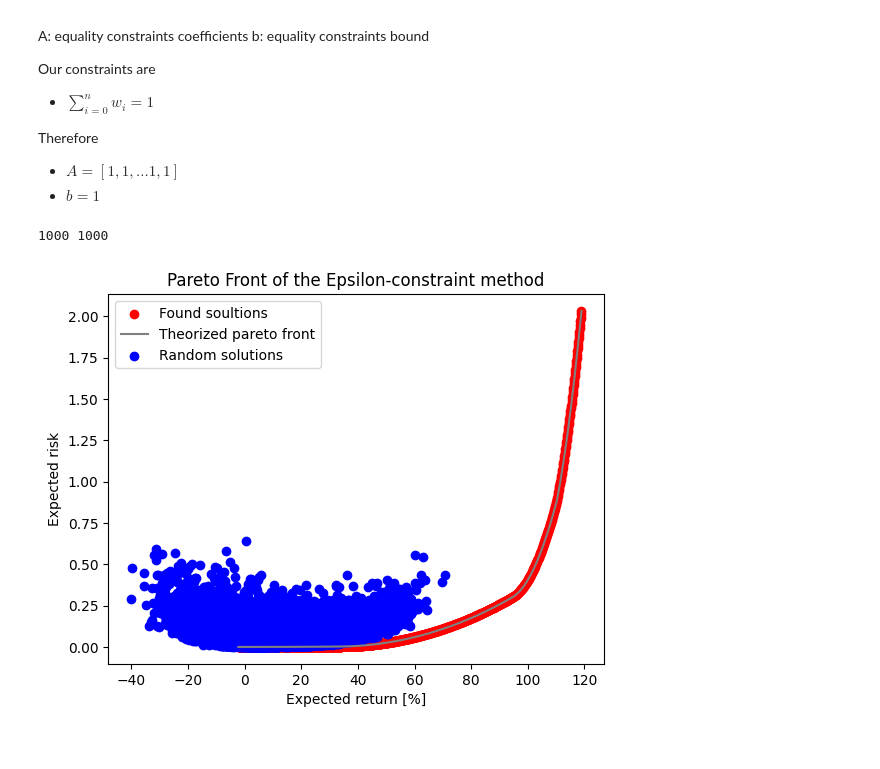
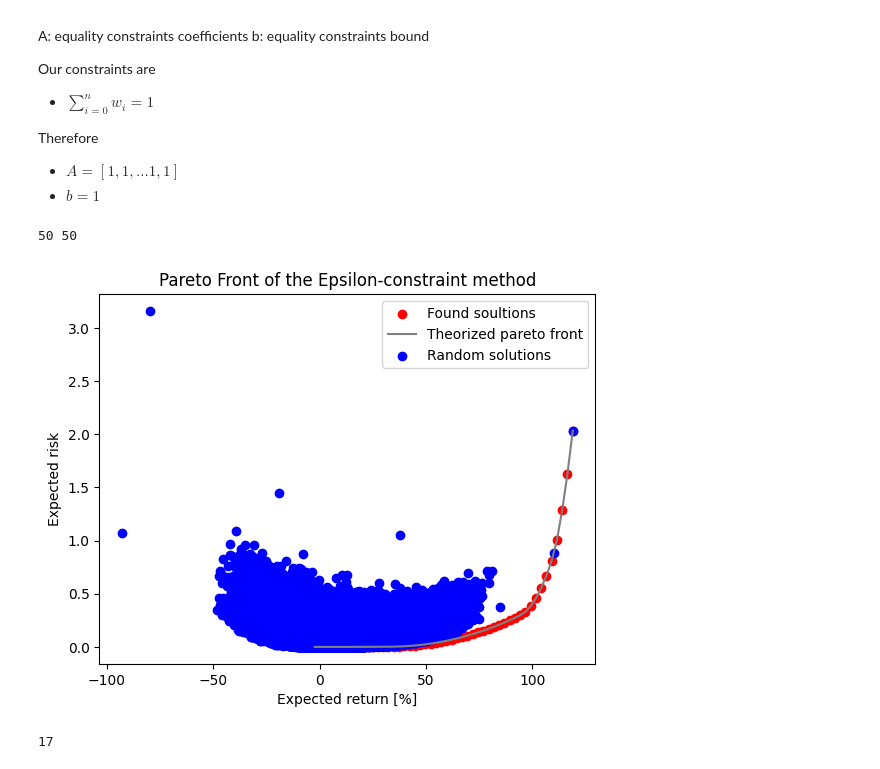
Before and after one commit to BbqGamer/moo, a Jupyter notebook: Script1.ipynb, the cells around one changed output. Drawn from its saved outputs; the diff is of its cells as text; code cells hidden in the pictures.

```diff
--- a/Script1.ipynb
+++ b/Script1.ipynb
@@ -221,3 +276,6 @@ random_risk = random_profit_risk[1]
+# %%
+random_profit.extend(profits)
+random_risk.extend(risks)
 # %%
 plt.scatter(random_profit, random_risk, color="blue", label="Random solutions")
 plt.legend()
@@ -390,9 +448,11 @@ h = matrix(
 A = matrix(np.ones(NUM_ASSETS), (1, NUM_ASSETS))
 b = matrix(1.0)
 # %%
-found_risk = []
-found_returns = []
-W1 = np.linspace(0, 1, 1000)  ### Objectives
+found_risk_ws = []
+found_returns_ws = []
+found_weights_ws = []
+
+W1 = np.linspace(0, 1, 50)  ### Objectives
 W2 = 1 - W1
 for w1, w2 in zip(W1, W2):
     Q = matrix(w1 * asset_data.cov().values / NORM_RISK)
@@ -401,6 +461,7 @@ for w1, w2 in zip(W1, W2):
     sol = solvers.qp(Q, c, G, h, A, b, show_progress=False)
 
     optimal_x = sol["x"]
+    found_weights_ws.append(optimal_x)
     total_returns = 0
     total_risk = 0
     for wi in range(NUM_ASSETS):
@@ -412,13 +473,13 @@ for w1, w2 in zip(W1, W2):
     # print(f'Primal Objective: {sol['primal objective']}')
     # print(f'Total profit: {total_returns}')
     # print(f'Total risk: {total_risk}')
-    found_risk.append(total_risk)
-    found_returns.append(total_returns)
+    found_risk_ws.append(total_risk)
+    found_returns_ws.append(total_returns)
     # break
 # %%
 unnormalized_found_risk = []
 unnormalized_found_returns = []
-W1 = np.linspace(0, 1, 1000)  ### Objectives
+W1 = np.linspace(0, 1, 50)  ### Objectives
 W2 = 1 - W1
 for w1, w2 in zip(W1, W2):
     Q = matrix(w1 * asset_data.cov().values)
@@ -562,9 +623,10 @@ h = matrix(np.concat([np.zeros(NUM_ASSETS), np.ones(NUM_ASSETS), [0]]))
 A = matrix(np.ones(NUM_ASSETS), (1, NUM_ASSETS))
 b = matrix(1.0)
 # %%
-found_risk = []
-found_returns = []
-constraints = np.linspace(-118.93924, 2.237, 1000, retstep=True)  ### Objectives
+found_risk_ec = []
+found_returns_ec = []
+found_weights_ec = []
+constraints = np.linspace(-118.93924, 2.237, 50, retstep=True)  ### Objectives
 
 for constraint in constraints[0]:
     # print(f"Constraint: {constraint}")
@@ -572,7 +634,7 @@ for constraint in constraints[0]:
     sol = solvers.qp(Q, c, G, h, A, b, show_progress=False)
 
     optimal_x = sol["x"]
-
+    found_weights_ec.append(optimal_x)
     total_returns = 0
     total_risk = 0
     for wi in range(NUM_ASSETS):
@@ -583,20 +645,20 @@ for constraint in constraints[0]:
             total_risk += optimal_x[wi] * optimal_x[wj] * cov_matrix[wi][wj]
     # print(f"Total profit: {total_returns}")
     # print(f"Total risk: {total_risk}")
-    found_risk.append(total_risk)
-    found_returns.append(total_returns)
+    found_risk_ec.append(total_risk)
+    found_returns_ec.append(total_returns)
 # %%
-pairs = [(i, j) for i, j in zip(found_returns, found_risk)]
+pairs = [(i, j) for i, j in zip(found_returns_ec, found_risk_ec)]
 print(len(pairs), len(set(pairs)))
-plt.scatter(found_returns, found_risk, color="red", label="Found soultions")
-plt.plot(found_returns, found_risk, color="gray", label="Theorized pareto front")
+plt.scatter(found_returns_ec, found_risk_ec, color="red", label="Found soultions")
+plt.plot(found_returns_ec, found_risk_ec, color="gray", label="Theorized pareto front")
 plt.scatter(random_profit, random_risk, color="blue", label="Random solutions")
 
 plt.legend()
 plt.title("Pareto Front of the Epsilon-constraint method")
 plt.xlabel("Expected return [%]")
 plt.ylabel("Expected risk")
 plt.show()
 # %% [output]
-1000 1000
+50 50
-[figure, old version]
+[figure, new version]
@@ -602,0 +671,4 @@ plt.show()
+# %%
+len(filtered_triplets)
+# %% [output]
+17
```
Also changed, not shown: parts of 23 cells of this notebook, 2 other files.
